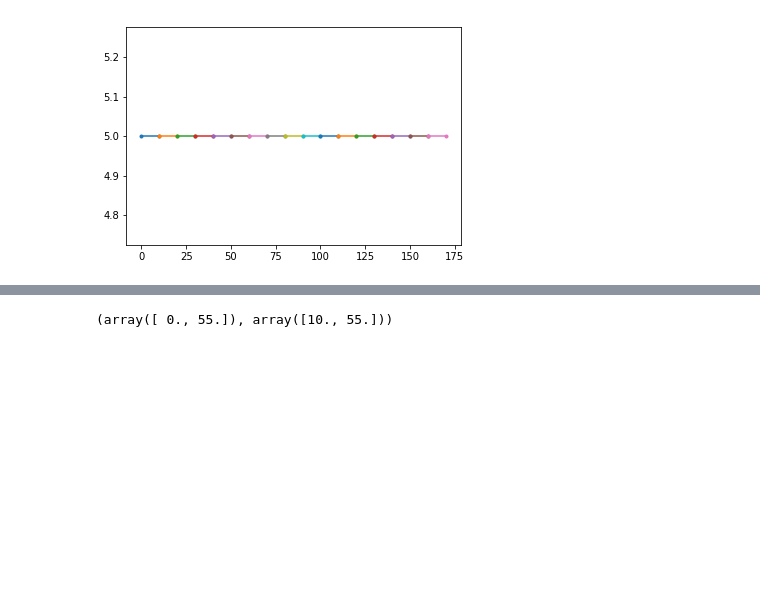
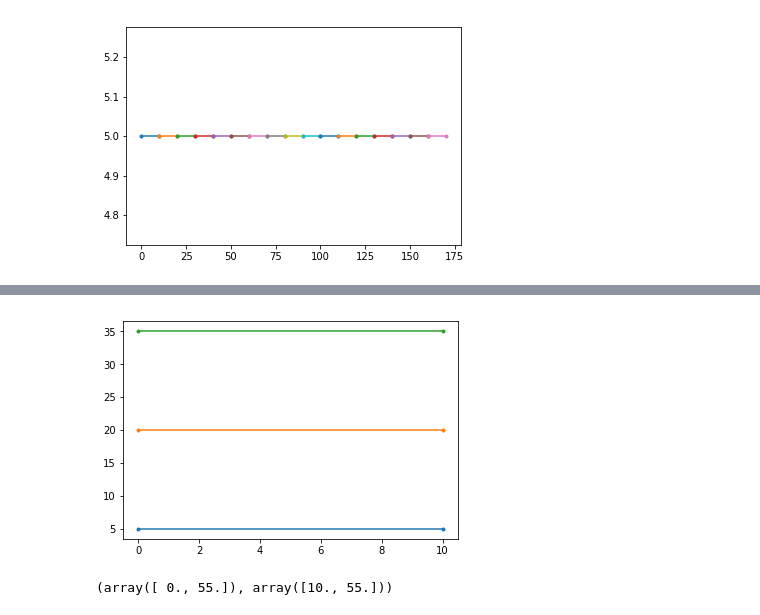
Before and after one commit to dapperfu/CNC3018, a Jupyter notebook: NewDev/06_FocusShading-Copy4.ipynb, the cells around one changed output, grey strips where cells are left out. Cells and saved outputs as stored; diff of their text form; code cells hidden in the pictures; blank space fills up the shorter version.

```diff
--- a/NewDev/06_FocusShading-Copy4.ipynb
+++ b/NewDev/06_FocusShading-Copy4.ipynb
@@ -147,17 +145,17 @@ for idx1, power in enumerate(powers): # [uint8 duty cycle]
 # %%
 plt.figure()
 ax1=plt.subplot(1,1,1)
 programs = list()
 for idx1, power in enumerate(powers): # [uint8 duty cycle]
     for idx2, feed in enumerate(feeds):  # [mm/min]
         v_idx = idx1 * len(powers) + idx2
         Y = vs[v_idx]
         for idx3, z in enumerate(zs):
             x0 = hs[idx3]
             xf = hs[idx3 + 1]
             ax1.plot(np.array([x0, xf]), np.array([Y, Y]), marker='.')
-            break
-        break
+# %% [output]
+[figure, added]
 # %%
 np.array([x0, Y]), np.array([xf, Y])
 # %% [output]
```
Also changed, not shown: parts of 1 cell of this notebook.
